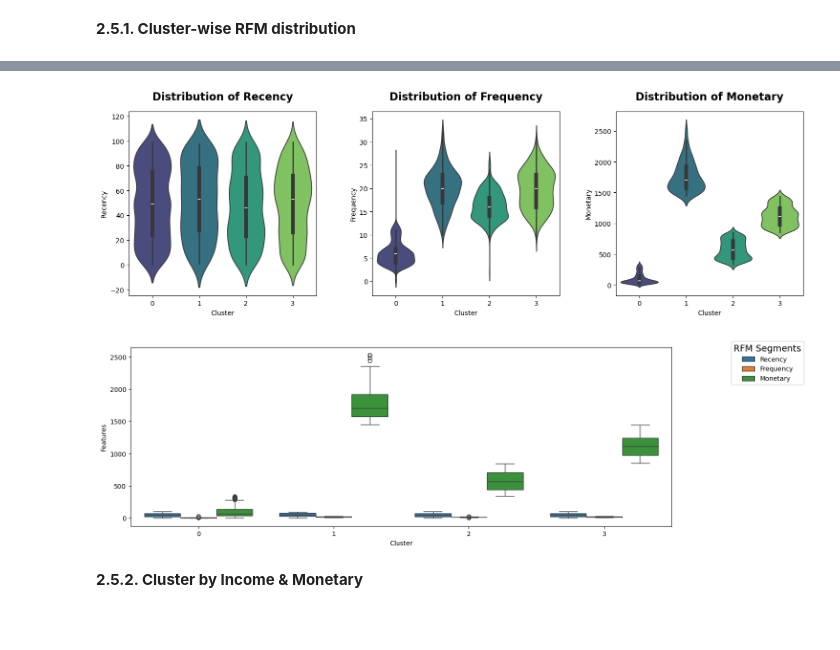
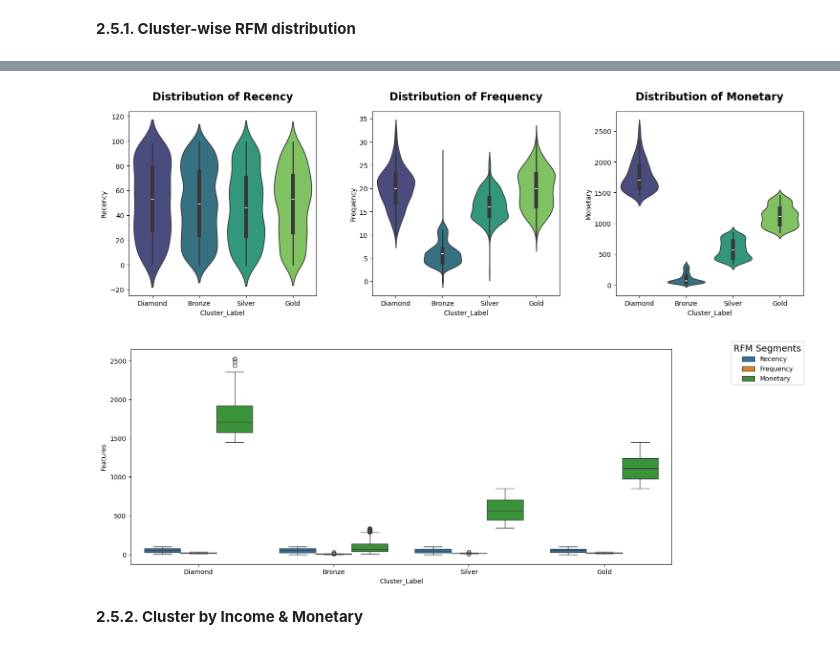
Before and after one commit to annugit1655/Customer-Behaviour-Analysis-with-CLTV, a Jupyter notebook: notebooks/02-RFM-Segmentation.ipynb, the cells around one changed output, grey strips where cells are left out. Drawn from its saved outputs; the diff is of its cells as text; code cells hidden in the pictures; blank space fills up the shorter version.

Commit message:
'cluster_business_recommendation'

```diff
--- a/notebooks/02-RFM-Segmentation.ipynb
+++ b/notebooks/02-RFM-Segmentation.ipynb
@@ -64,7 +67,7 @@ for file in data_path.rglob('*.csv'):
 # %%
 display_md("**Loading Raw Dataset...**")
 try:
-    processed_df = pd.read_csv(files[0])
+    processed_df = pd.read_csv(data_path.joinpath("processed_data.csv"))
 
     # standardize the column names
     processed_df.columns = processed_df.columns.str.strip().str.replace(" ", "_").str.replace(".", "_")
@@ -73,9 +76,12 @@ try:
     customer_data = processed_df.copy()
 
     # Conversion of 'Dt_Customer' into datetime
-    #customer_data['Dt_Customer'] = pd.to_datetime(customer_data['Dt_Customer'], format='%d-%m-%Y', dayfirst=True)
+    customer_data['Dt_Customer'] = pd.to_datetime(customer_data['Dt_Customer'], format='%Y-%m-%d')
+    missing_value = customer_data.isnull().sum().sum()
     display_md(f"**Dataset Shape : {customer_data.shape}**")
     display_md(f"**Number of duplicate rows in dataset : {customer_data.duplicated().sum()}**")
+    display_md(f"**Missing Values : {missing_value}**")
+    display(customer_data.head())
 
 except Exception as e:
     print(f"Error raised while loading file : {e}")
@@ -202,9 +200,9 @@ wcss = []                           # Within-Cluster-Sum-of-Squares (WCSS)
 explained_variance = []
 n_cluster = []
 for k in range(1, 11):
-    kmeans = KMeans(n_clusters=k, random_state=42)
-    kmeans.fit(rfm)
-    inertia = kmeans.inertia_
+    kmeans_elw = KMeans(n_clusters=k, random_state=42)
+    kmeans_elw.fit(rfm)
+    inertia = kmeans_elw.inertia_
     wcss.append(inertia)
     bcss = total_variance - inertia      # between-cluster sum of squares
     explained_variance.append(bcss / total_variance)
@@ -217,13 +215,14 @@ cluster_dfs['wcss'] = wcss
 cluster_dfs['explained_variance(%)'] = explained_variance
 cluster_dfs['explained_variance(%)'] = cluster_dfs['explained_variance(%)'].map(lambda x: f'{x:.4f}').astype('float')
 cluster_dfs = cluster_dfs.assign(pct_explained_variance=cluster_dfs['explained_variance(%)'].diff())
-display(cluster_dfs.head())
+display(cluster_dfs.head().style.hide(axis='index'))
 
 # plot
 fig, ax = plt.subplots(1, 2, figsize=(15, 5))
 # plot no. of clusters with variance explained
+value = cluster_dfs.loc[cluster_dfs['no_cluster']==4, 'explained_variance(%)'].iloc[0]
 ax[0].plot(range(1, 11), explained_variance, 'bo-')
-ax[0].axhline(y=0.94, color='r', ls='--', label='94% threshold')
+ax[0].axhline(y=value, color='r', ls='--', label=f'{value:.1%} threshold')
 ax[0].set_xlabel('Number of Clusters (K)', fontsize=12, fontweight='bold')
 ax[0].set_ylabel('Variance Explained (%)', fontsize=12, fontweight='bold')
 ax[0].set_title('Variance Explained by K-means', fontsize=16, fontweight='bold', y=1.04)
@@ -249,8 +248,8 @@ plt.show()
 # %%
 # will choose the smallest k that explains at least 94% of the variance, which is k=4
 
-kmeans = KMeans(n_clusters=4, random_state=42)
-kmeans_y = kmeans.fit_predict(rfm)
+kmeans_elb = KMeans(n_clusters=4, random_state=42)
+kmeans_y = kmeans_elb.fit_predict(rfm)
 
 # Add cluster labels to the DataFrame
 kmeans_cluster_df = pd.DataFrame(customer_df).copy()
@@ -396,4 +398,17 @@ To maintain interpretability and provide a clear representation of customer pers
 # %%
-# K-means cluster with elbow method
+# K-means cluster + elbow method
+centers = kmeans_elb.cluster_centers_
+display_md(f"**Cluster Label** : {kmeans_elb.labels_}")
+print(f"Cluster Centers : \n{centers}", end="\n\n")
+
+cluster_names = {
+    0 : 'Bronze',
+    1 : 'Diamond',
+    2 : 'Silver',
+    3 : 'Gold'
+}
+
+kmeans_cluster_df['Cluster_Label'] = kmeans_cluster_df['Cluster'].map(cluster_names)
+
 display(cluster_summary)
 # %% [output]
@@ -519,24 +470,24 @@ fig, ax = plt.subplots(1, 3, figsize=(15, 5))
 
 for i, col in enumerate(features_to_plot):
     # Violin plots show the median, range, and where the bulk of the data lies
-    sns.violinplot(x='Cluster', y=col, data=kmeans_cluster_df, palette='viridis', ax=ax[i])
+    sns.violinplot(x='Cluster_Label', y=col, data=kmeans_cluster_df, palette='viridis', ax=ax[i])
     ax[i].set_title(f'Distribution of {col}', fontsize=16, fontweight='bold', y=1.04)
 
 plt.tight_layout()
 plt.subplots_adjust(wspace=0.3, hspace=0.3)
 plt.show()
 # %% [output]
-[figure, old version]
+[figure, new version]
 # %%
-rfm_df = pd.melt(kmeans_cluster_df, id_vars='Cluster', value_vars=['Recency', 'Frequency', 'Monetary'], value_name='Features')
+rfm_df = pd.melt(kmeans_cluster_df, id_vars='Cluster_Label', value_vars=['Recency', 'Frequency', 'Monetary'], value_name='Features')
 
 # visualization
-fig, ax = plt.subplots(figsize=(15, 5))
-sns.boxplot(data=rfm_df, x='Cluster', y='Features', hue='variable')
+fig, ax = plt.subplots(figsize=(15, 6))
+sns.boxplot(data=rfm_df, x='Cluster_Label', y='Features', hue='variable')
 plt.legend(title='RFM Segments', title_fontsize=14, bbox_to_anchor=(1.25, 1.05), loc='upper right', fancybox=True)
 plt.show()
 # %% [output]
-[figure, old version]
+[figure, new version]
 # %% [markdown]
 **2.5.2. Cluster by Income & Monetary**
 # %%
```
Also changed, not shown: parts of 23 cells of this notebook, 5 other files.
